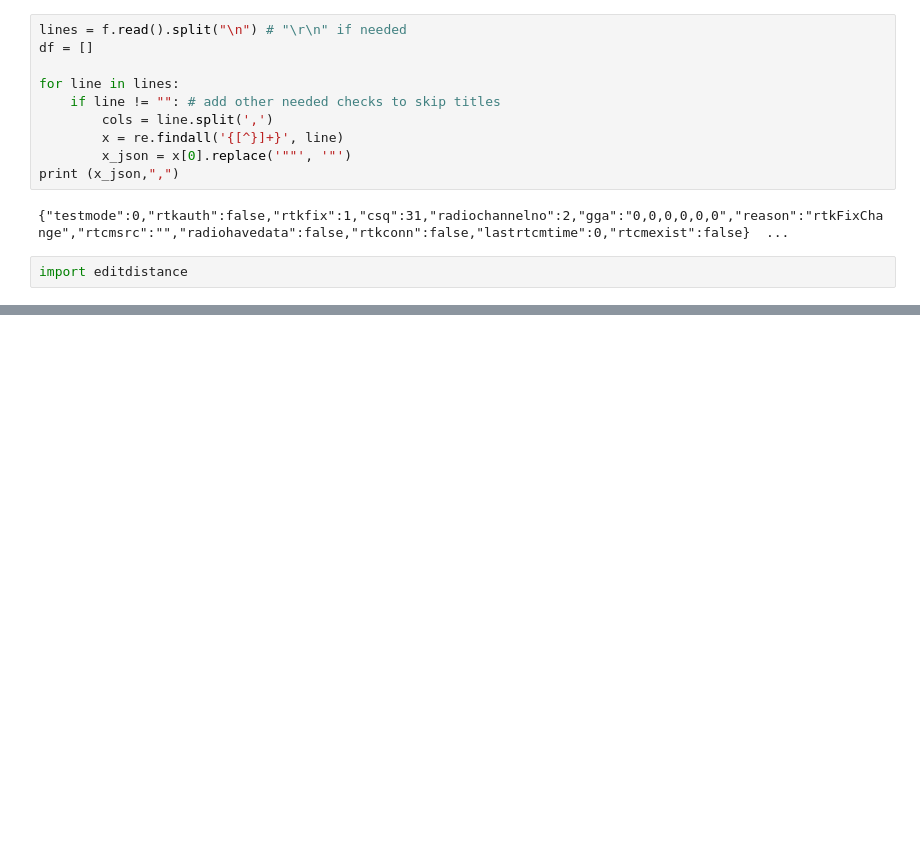
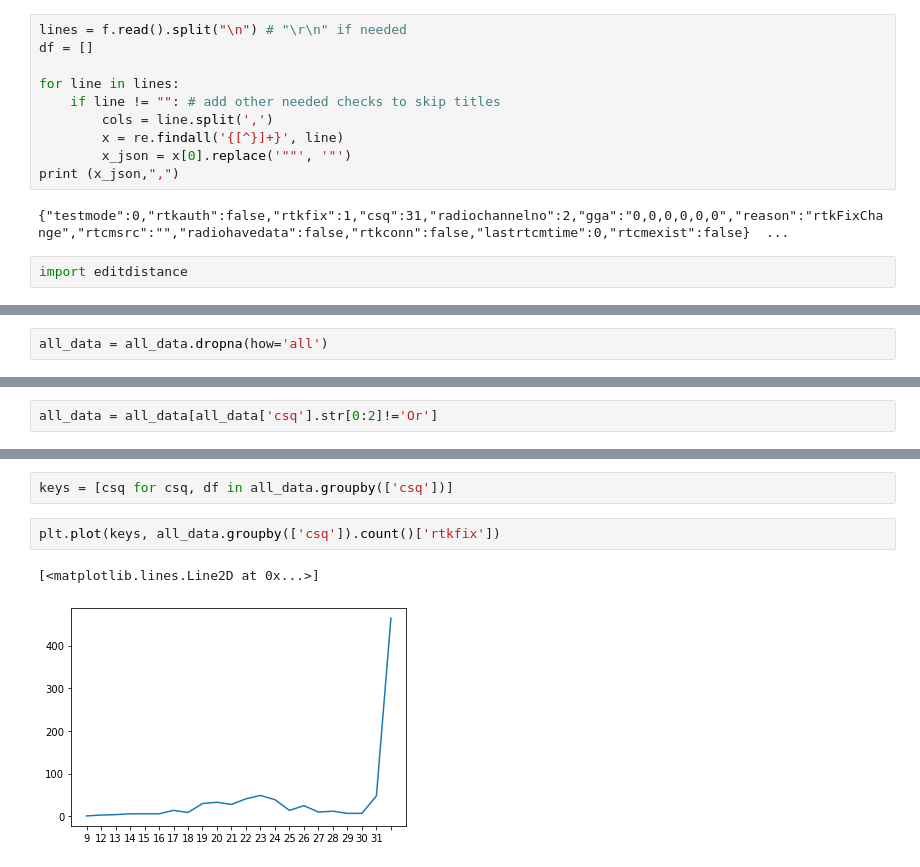
Before and after one commit to GTrunSec/Jupyter-data-science-environment, a Jupyter notebook: rtk.ipynb, the cells around one changed output, grey strips where cells are left out. Saved outputs shown, nothing was run; the diff lists cells and outputs as text; blank space fills up the shorter version.

```diff
--- a/rtk.ipynb
+++ b/rtk.ipynb
@@ -25,0 +69,2 @@ import editdistance
+# %%
+all_data = all_data.dropna(how='all')
@@ -25,0 +80,2 @@ import editdistance
+# %%
+all_data = all_data[all_data['csq'].str[0:2]!='Or']
@@ -25,0 +103,7 @@ import editdistance
+# %%
+keys = [csq for csq, df in all_data.groupby(['csq'])]
+# %%
+plt.plot(keys, all_data.groupby(['csq']).count()['rtkfix'])
+# %% [output]
+[<matplotlib.lines.Line2D at 0x...>]
+[figure, added]
```
Also changed, not shown: parts of 10 cells of this notebook, 1 other file.
